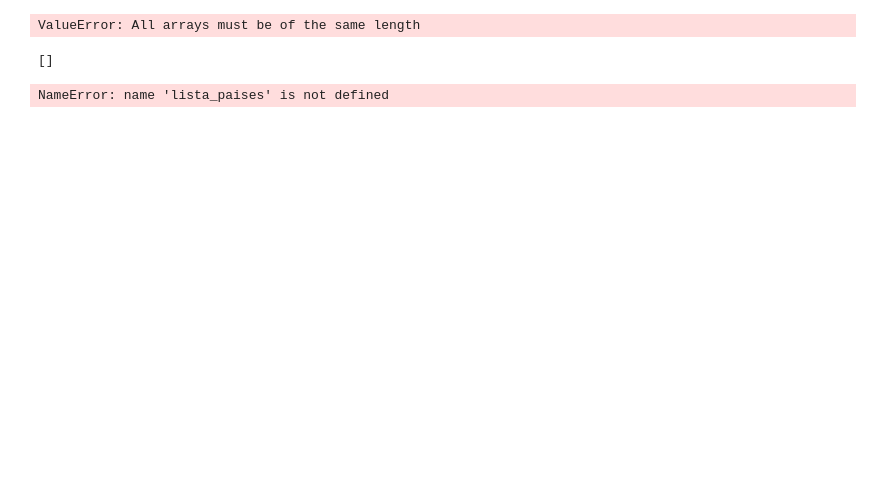
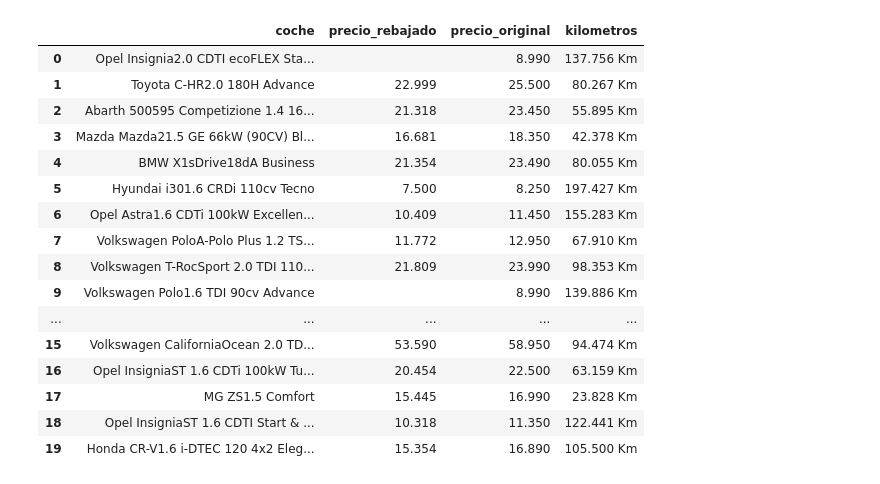
Before and after one commit to patriciamromero/promoG-modulo2-sprint1-pairprogramming-PATRICIAMARCOS_LAURAGENESIS, a Jupyter notebook: Beautiful soup/coches.ipynb, the cells around one changed output. Drawn from its saved outputs; the diff is of its cells as text; code cells hidden in the pictures; blank space fills up the shorter version.

Commit message:
añado avances en pair selenium. Pte finalizar

```diff
--- a/Beautiful soup/coches.ipynb
+++ b/Beautiful soup/coches.ipynb
@@ -94,2 +82,2 @@ print(kilometro_coche[1],"km")
 # %%
-tabla_final={"coche":nombres_coches,"precio_rebajado":precios_coches,"precio_original":precio_original,"kilometros":kilometro_coche}
+tabla_final={"coche":nombres,"precio_rebajado":precios_oferta,"precio_original":precios_normal,"kilometros":kilometro_coche}
@@ -100,14 +84,3 @@ len(tabla_final)
 # %%
 df = pd.DataFrame(tabla_final)
-#df.columns = ["coche", "precio_rebajado", "precio_original", "kilometros"]
+df.columns = ["coche", "precio_rebajado", "precio_original", "kilometros"]
-# %% [output]
-ValueError: All arrays must be of the same length
-# %%
-for titulo in ["oro", "plata", "bronce"]:
-    df[titulo] = pd.to_numeric(df[titulo])
-df.head()
-# %%
-precios_coches=coches_soup.find_all(divclass="priceContainer")
-print(precios_coches)
-# %% [output]
-[]
@@ -116,6 +87,20 @@ p
-# %%
-tabla_coches=[]
-df = pd.DataFrame(lista_paises)
-df.columns = ["", "oro", "plata", "bronce"]
-# %% [output]
-NameError: name 'lista_paises' is not defined
+# %%
+df
+# %% [output]
+|  | coche | precio_rebajado | precio_original | kilometros |
+| 0 | Opel Insignia2.0 CDTI ecoFLEX Sta... |  | 8.990 | 137.756 Km |
+| 1 | Toyota C-HR2.0 180H Advance | 22.999 | 25.500 | 80.267 Km |
+| 2 | Abarth 500595 Competizione 1.4 16... | 21.318 | 23.450 | 55.895 Km |
+| 3 | Mazda Mazda21.5 GE 66kW (90CV) Bl... | 16.681 | 18.350 | 42.378 Km |
+| 4 | BMW X1sDrive18dA Business | 21.354 | 23.490 | 80.055 Km |
+| 5 | Hyundai i301.6 CRDi 110cv Tecno | 7.500 | 8.250 | 197.427 Km |
+| 6 | Opel Astra1.6 CDTi 100kW Excellen... | 10.409 | 11.450 | 155.283 Km |
+| 7 | Volkswagen PoloA-Polo Plus 1.2 TS... | 11.772 | 12.950 | 67.910 Km |
+| 8 | Volkswagen T-RocSport 2.0 TDI 110... | 21.809 | 23.990 | 98.353 Km |
+| 9 | Volkswagen Polo1.6 TDI 90cv Advance |  | 8.990 | 139.886 Km |
+| ... | ... | ... | ... | ... |
+| 15 | Volkswagen CaliforniaOcean 2.0 TD... | 53.590 | 58.950 | 94.474 Km |
+| 16 | Opel InsigniaST 1.6 CDTi 100kW Tu... | 20.454 | 22.500 | 63.159 Km |
+| 17 | MG ZS1.5 Comfort | 15.445 | 16.990 | 23.828 Km |
+| 18 | Opel InsigniaST 1.6 CDTI Start & ... | 10.318 | 11.350 | 122.441 Km |
+| 19 | Honda CR-V1.6 i-DTEC 120 4x2 Eleg... | 15.354 | 16.890 | 105.500 Km |
```
Also changed, not shown: parts of 16 cells of this notebook, 3 other files.
